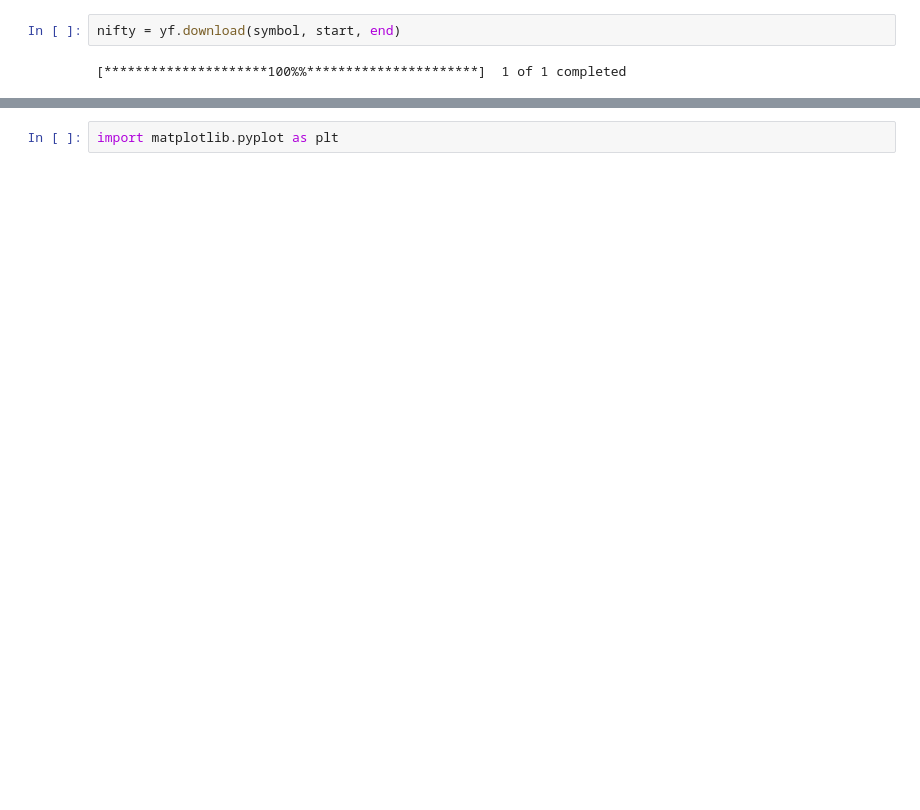
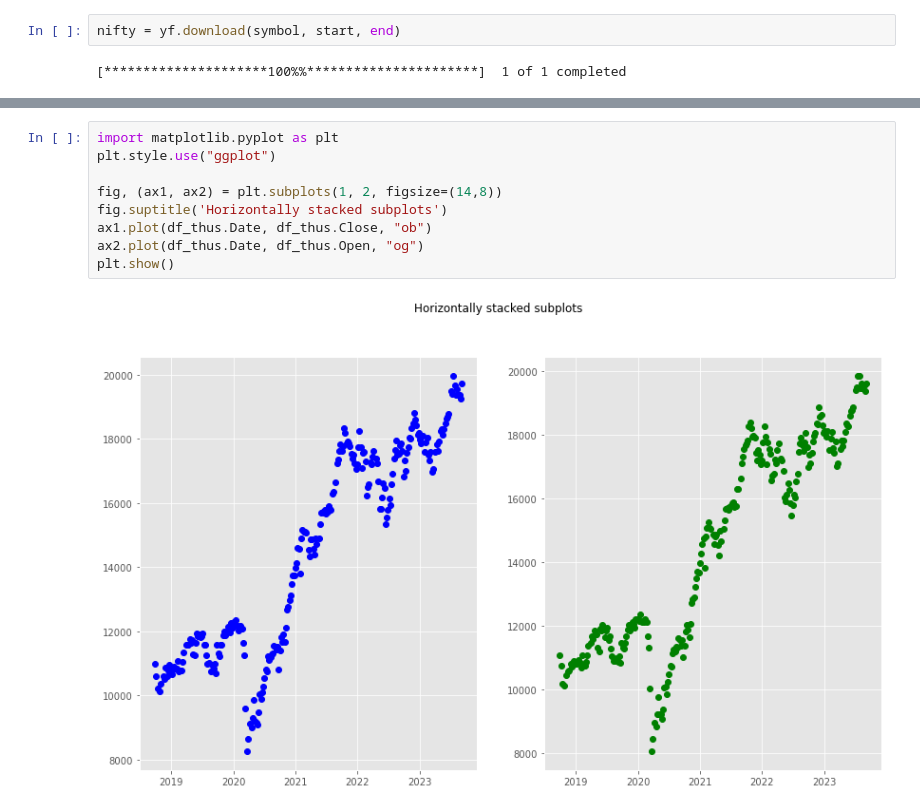
Before and after one commit to sarthakone105/ITC_stock_analysis, a Jupyter notebook: src/nifty50.ipynb, the cells around one changed output, grey strips where cells are left out. Cells and saved outputs as stored; diff of their text form; blank space fills up the shorter version.

```diff
--- a/src/nifty50.ipynb
+++ b/src/nifty50.ipynb
@@ -52,2 +37,11 @@ df_thus.head(5)
-# %%
-import matplotlib.pyplot as plt
+# %%
+import matplotlib.pyplot as plt
+plt.style.use("ggplot")
+
+fig, (ax1, ax2) = plt.subplots(1, 2, figsize=(14,8))
+fig.suptitle('Horizontally stacked subplots')
+ax1.plot(df_thus.Date, df_thus.Close, "ob")
+ax2.plot(df_thus.Date, df_thus.Open, "og")
+plt.show()
+# %% [output]
+[figure, added]
```
Also changed, not shown: parts of 5 cells of this notebook, 1 other file.
